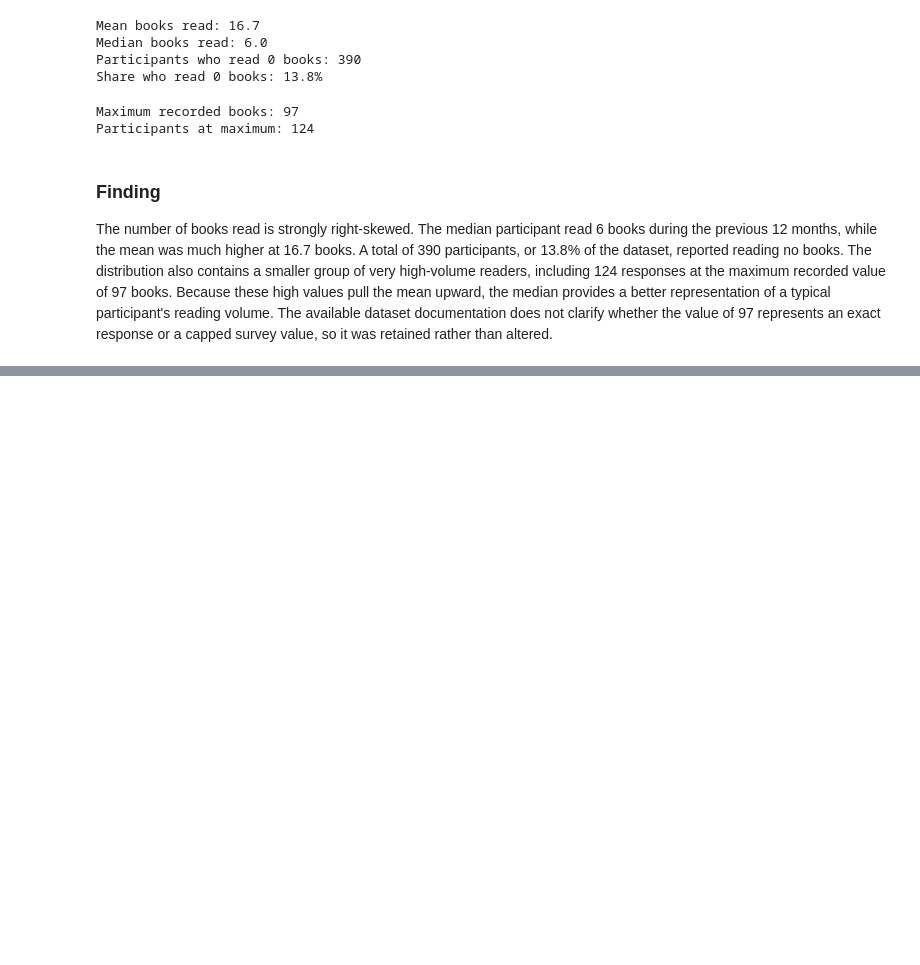
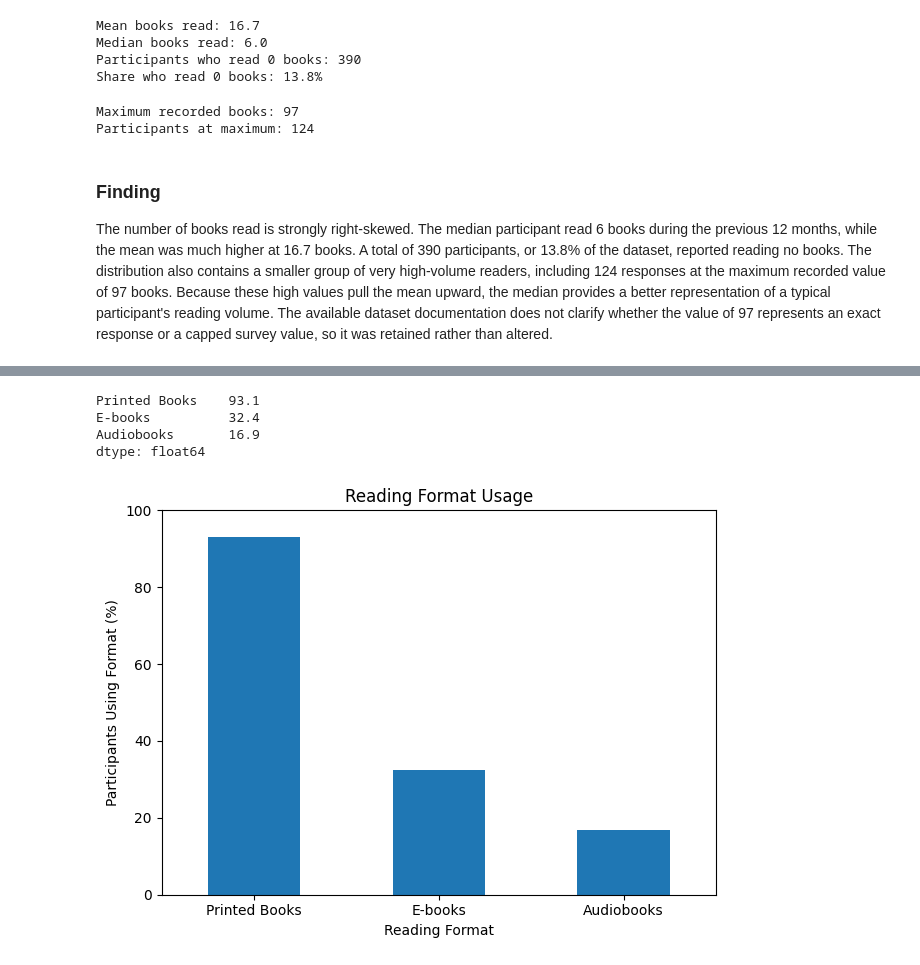
Before and after one commit to kikieliu/reading-habits-analysis, a Jupyter notebook: reading_habits_analysis.ipynb, the cells around one changed output, grey strips where cells are left out. Cells and saved outputs as stored; diff of their text form; code cells hidden in the pictures; blank space fills up the shorter version.

Commit message:
reading format + education/reading volume

```diff
--- a/reading_habits_analysis.ipynb
+++ b/reading_habits_analysis.ipynb
@@ -288,0 +293,37 @@ Because these high values pull the mean upward, the median provides a better rep
+# %%
+format_columns = {
+    "Printed Books": "printed",
+    "E-books": "ebook",
+    "Audiobooks": "audiobook"
+}
+
+format_usage = {}
+
+for label, column in format_columns.items():
+    valid_responses = df[df[column].isin(["Yes","No"])]
+
+    format_usage[label] = (
+        (valid_responses[column] == "Yes").mean() * 100
+    )
+
+format_usage = pd.Series(format_usage)
+
+format_usage.round(1)
+# %% [output]
+Printed Books    93.1
+E-books          32.4
+Audiobooks       16.9
+dtype: float64
+# %%
+format_usage.plot(kind="bar")
+
+plt.title("Reading Format Usage")
+plt.xlabel("Reading Format")
+plt.ylabel("Participants Using Format (%)")
+plt.xticks(rotation=0)
+plt.ylim(0,100)
+plt.tight_layout()
+
+plt.show()
+# %% [output]
+[figure, added]
```
Also changed, not shown: parts of 9 cells of this notebook.
